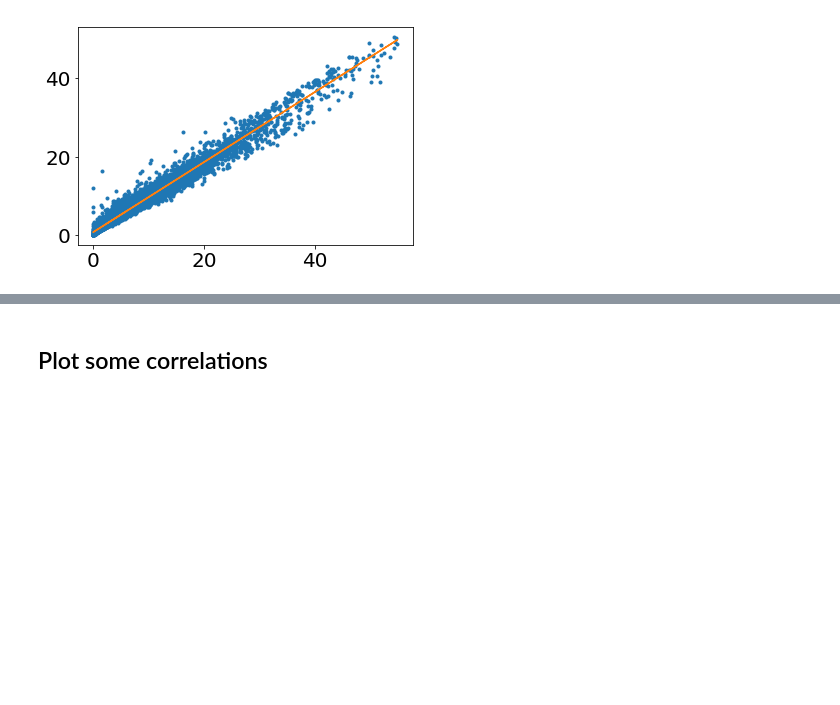
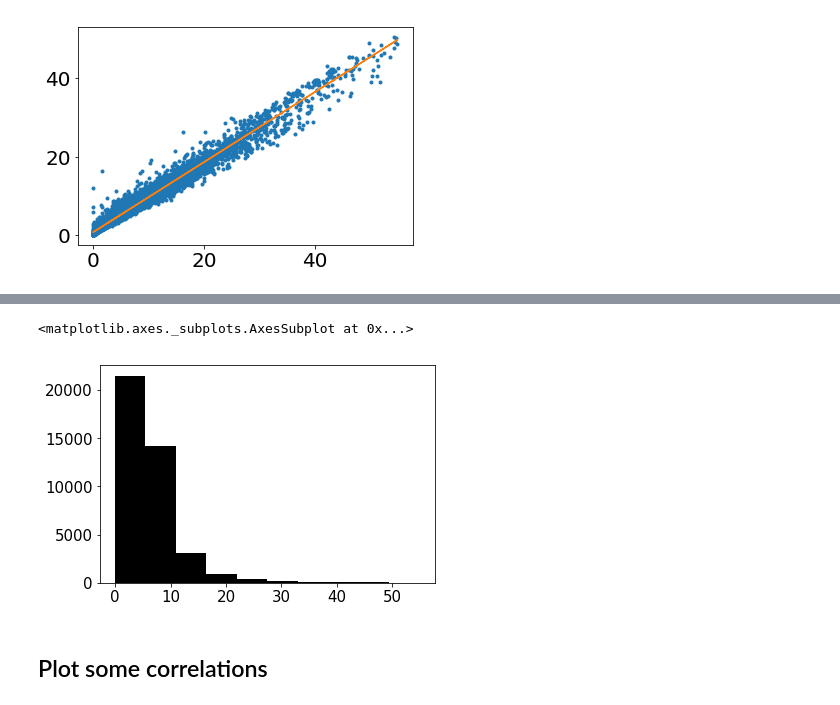
Before and after one commit to olgabane/Insight2019_LibraryProject, a Jupyter notebook: Library_Week3_Notebook7_RFContinuation.ipynb, the cells around one changed output, grey strips where cells are left out. Cells and saved outputs as stored; diff of their text form; code cells hidden in the pictures; blank space fills up the shorter version.

```diff
--- a/Library_Week3_Notebook7_RFContinuation.ipynb
+++ b/Library_Week3_Notebook7_RFContinuation.ipynb
@@ -1180,3 +1206,8 @@ plt.bar(feature_names, feature_importance)
+# %%
+ReducedDF_noNaN_noSpace_DropOutliers_POPDIV['Usage'].hist(grid = False, color = "black")
+# %% [output]
+<matplotlib.axes._subplots.AxesSubplot at 0x...>
+[figure, added]
 # %% [markdown]
 ## Plot some correlations
 # %%
```
Also changed, not shown: parts of 8 cells of this notebook.
